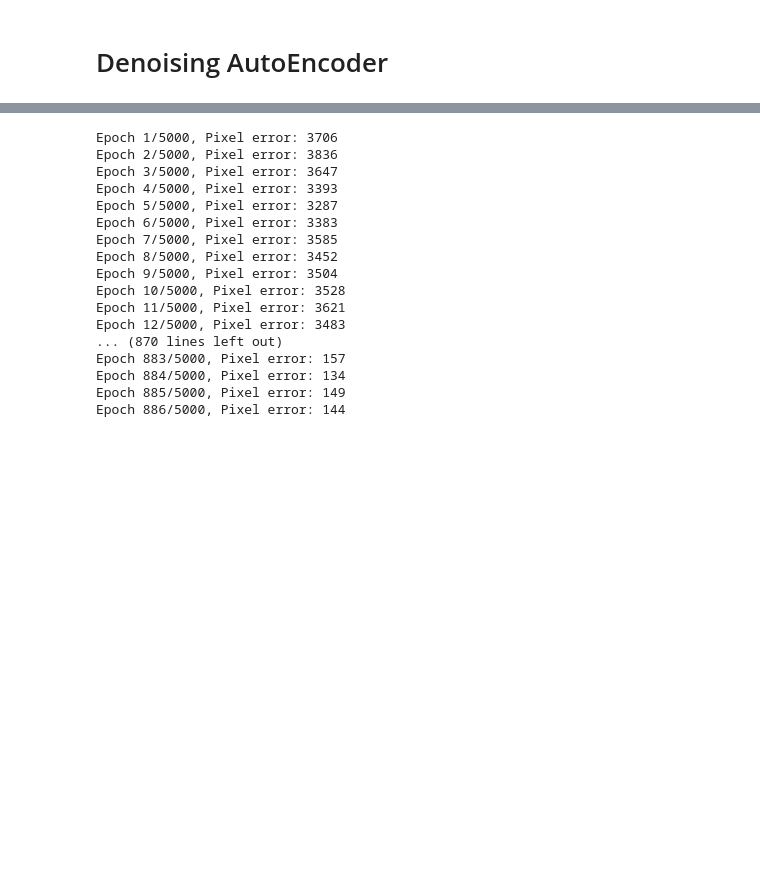
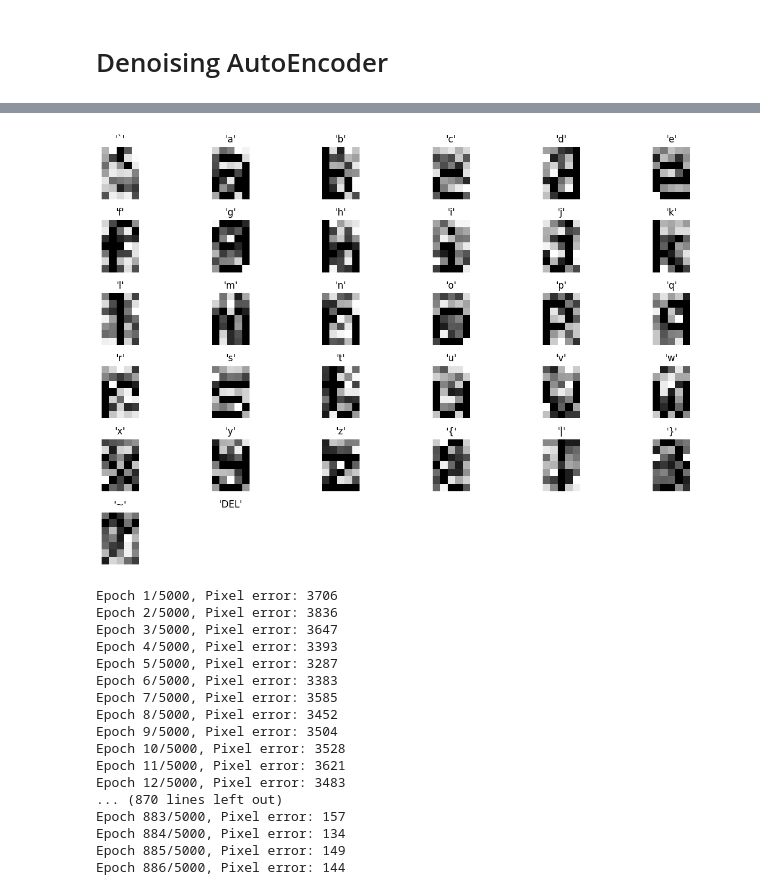
Before and after one commit to cijjas/sia, a Jupyter notebook: tp5/src/autoencoder.ipynb, the cells around one changed output, grey strips where cells are left out. Drawn from its saved outputs; the diff is of its cells as text; code cells hidden in the pictures; blank space fills up the shorter version.

```diff
--- a/tp5/src/autoencoder.ipynb
+++ b/tp5/src/autoencoder.ipynb
@@ -415,3 +385,73 @@ Creating training dataset with multiple noisy samples (5 augmentations per input
+# %%
+import numpy as np
+import matplotlib.pyplot as plt
+
+# Function to add multiple noisy versions of each training sample
+def add_noise_variable(data, min_level, max_level, augmentations=5):
+    noisy_data = []
+    for x, y in data:
+        for _ in range(augmentations):
+            # Generate noise between min_level and max_level
+            noise_level = np.random.uniform(min_level, max_level)
+
+            # Add continuous noise (random values between 0 and 1)
+            noise = np.random.uniform(0, 1, x.shape) * noise_level  # Scale noise by noise_level
+
+            # Apply noise to the data
+            noisy_x = x + noise
+            noisy_x = np.clip(noisy_x, 0, 1)  # Ensure that the values stay within the 0-1 range
+
+            noisy_data.append((noisy_x, y))
+    return noisy_data
+
+def add_gaussian_noise(data, mean=0.0, std_dev=0.1, augmentations=5):
+    noisy_data = []
+    for x, y in data:
+        for _ in range(augmentations):
+            # Generate Gaussian noise with the specified mean and standard deviation
+            noise = np.random.normal(mean, std_dev, x.shape)  # Gaussian noise
+
+            # Apply noise to the data
+            noisy_x = x + noise
+            noisy_x = np.clip(noisy_x, 0, 1)  # Ensure the values stay within the 0-1 range
+
+            noisy_data.append((noisy_x, y))
+    return noisy_data
+
+def add_diffusive_noise(data, min_level, max_level, augmentations=5, diffusion_strength=0.2):
+    noisy_data = []
+    for x, y in data:
+        for _ in range(augmentations):
+            # Generate noise level based on the range of min_level and max_level
+            noise_level = np.random.uniform(min_level, max_level)
+
+            # Create a noise pattern (diffusion effect)
+            noise = np.zeros_like(x)
+
+            # Adding noise to the central pixels
+            noise += np.random.uniform(0, noise_level, x.shape)
+
+            # Apply diffusion: spread the noise to neighboring pixels (similar to blurring)
+            for i in range(1, x.shape[0]-1):
+                for j in range(1, x.shape[1]-1):
+                    # Diffuse the noise to neighbors
+                    noise[i-1:i+2, j-1:j+2] += np.random.uniform(0, diffusion_strength, (3, 3))
+
+            # Add the diffused noise to the original data
+            noisy_x = x + noise
+            noisy_x = np.clip(noisy_x, 0, 1)  # Ensure that the values stay within the 0-1 range
+
+            noisy_data.append((noisy_x, y))
+
+    return noisy_data
+
+# Example usage of the function
+noisy_training_data = add_diffusive_noise(training_data, min_level=0.9, max_level=0.9, augmentations=1, diffusion_strength=0.1)
+
+# Display the noisy training data (you would need a display function that works with your data)
+display_training_data(noisy_training_data, list(data.keys()))
+# %% [output]
+[figure, added]
 # %%
 # Function to add multiple noisy versions of each training sample
 def add_noise_variable(data, min_level, max_level, augmentations=5):
```
Also changed, not shown: parts of 2 cells of this notebook, 6 other files.
